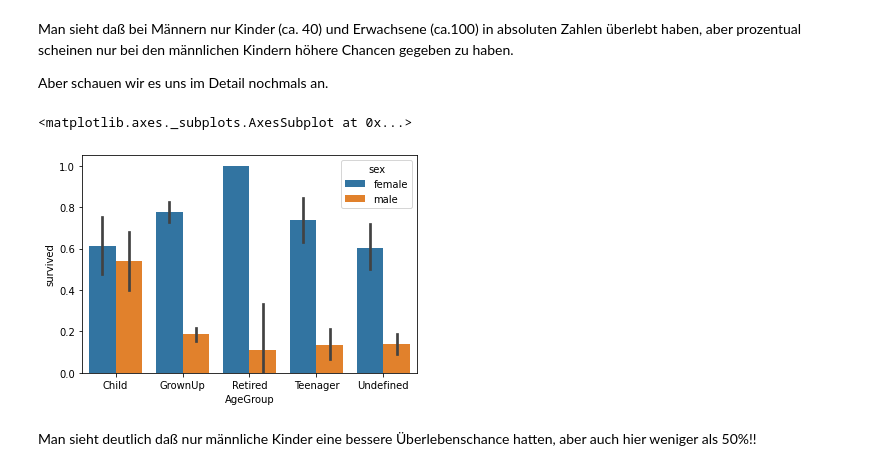
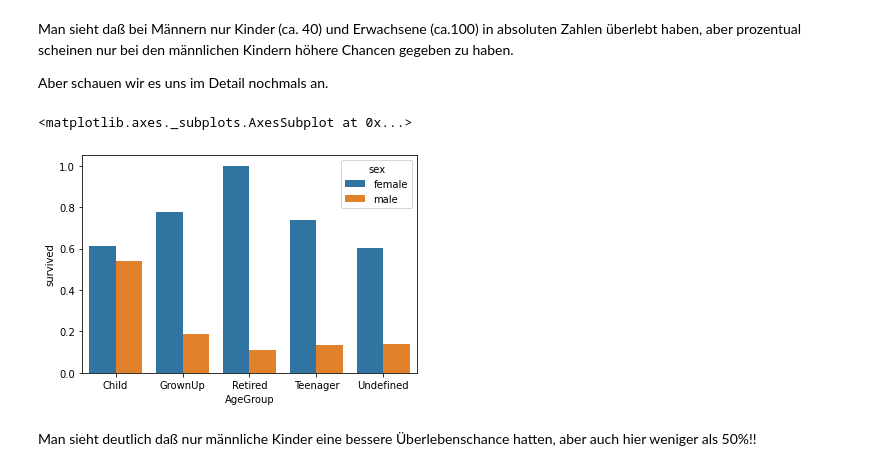
Before and after one commit to JensKohl/Lecture-Technical_Applications_Data_Management-Slides_and_Notebooks, a Jupyter notebook: Notebooks/VL 1-4 Data Analysis Workflow on Case Study Titanic_2022.ipynb, the cells around one changed output. Drawn from its saved outputs; the diff is of its cells as text; code cells hidden in the pictures.

```diff
--- a/Notebooks/VL 1-4 Data Analysis Workflow on Case Study Titanic_2022.ipynb
+++ b/Notebooks/VL 1-4 Data Analysis Workflow on Case Study Titanic_2022.ipynb
@@ -655,11 +690,12 @@ Aber schauen wir es uns im Detail nochmals an.
 # %%
 sns.barplot(x = "AgeGroup",
             hue = 'sex',
             y = "survived",
-            data = titantic_plot_df)
+            ci=None,
+            data = titanic_df)
 # %% [output]
 <matplotlib.axes._subplots.AxesSubplot at 0x...>
-[figure, old version]
+[figure, new version]
 # %% [markdown]
 Man sieht deutlich daß nur männliche Kinder eine bessere Überlebenschance hatten, aber auch hier weniger als 50%!!
 # %% [markdown]
```
Also changed, not shown: parts of 31 cells of this notebook.
